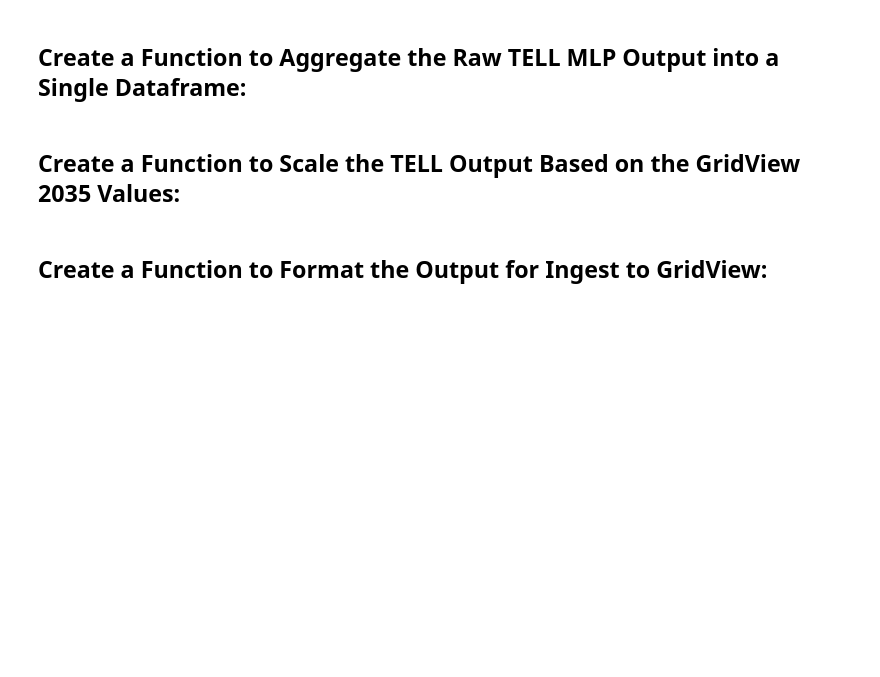
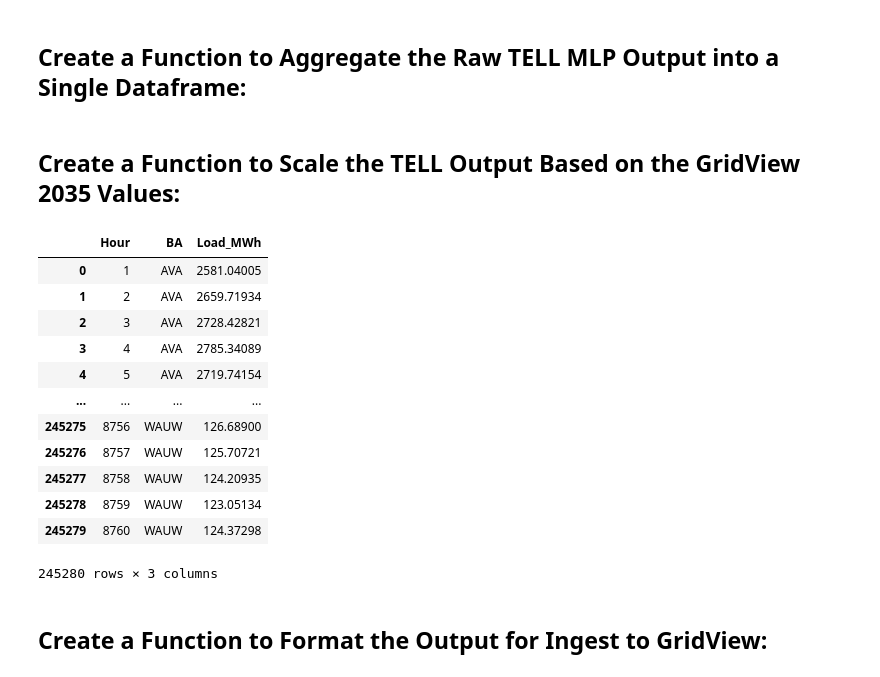
Before and after one commit to cdburley/ntp_heat_wave_loads, a Jupyter notebook: notebooks/process_load_data.ipynb, the cells around one changed output. Drawn from its saved outputs; the diff is of its cells as text; code cells hidden in the pictures; blank space fills up the shorter version.

```diff
--- a/notebooks/process_load_data.ipynb
+++ b/notebooks/process_load_data.ipynb
@@ -163,6 +166,27 @@ def scale_tell_loads(data_input_dir: str, tell_data_input_dir: str, year_to_proc
 
     # Return the output dataframe:
     return scaled_tell_df
+# %%
+# Aggregate the TELL MLP files:
+scaled_tell_df = scale_tell_loads(data_input_dir = data_output_dir,
+                                  tell_data_input_dir = tell_data_input_dir,
+                                  year_to_process = '2055')
+
+scaled_tell_df
+# %% [output]
+|  | Hour | BA | Load_MWh |
+| 0 | 1 | AVA | 2581.04005 |
+| 1 | 2 | AVA | 2659.71934 |
+| 2 | 3 | AVA | 2728.42821 |
+| 3 | 4 | AVA | 2785.34089 |
+| 4 | 5 | AVA | 2719.74154 |
+| ... | ... | ... | ... |
+| 245275 | 8756 | WAUW | 126.68900 |
+| 245276 | 8757 | WAUW | 125.70721 |
+| 245277 | 8758 | WAUW | 124.20935 |
+| 245278 | 8759 | WAUW | 123.05134 |
+| 245279 | 8760 | WAUW | 124.37298 |
+245280 rows × 3 columns
 # %% [markdown]
 ## Create a Function to Format the Output for Ingest to GridView:
 # %%
```
Also changed, not shown: parts of 3 cells of this notebook.
